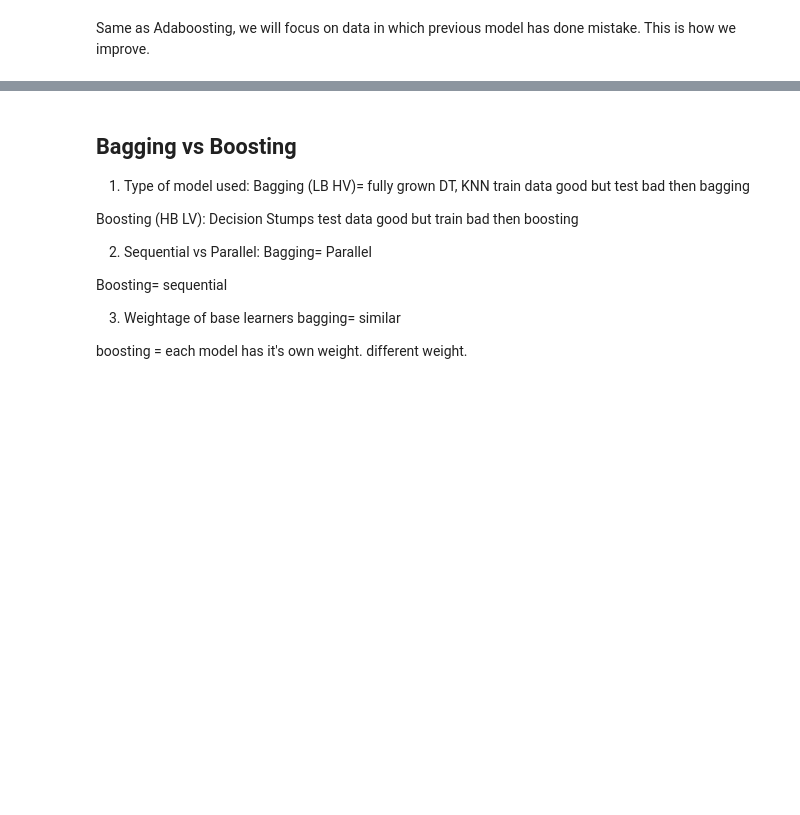
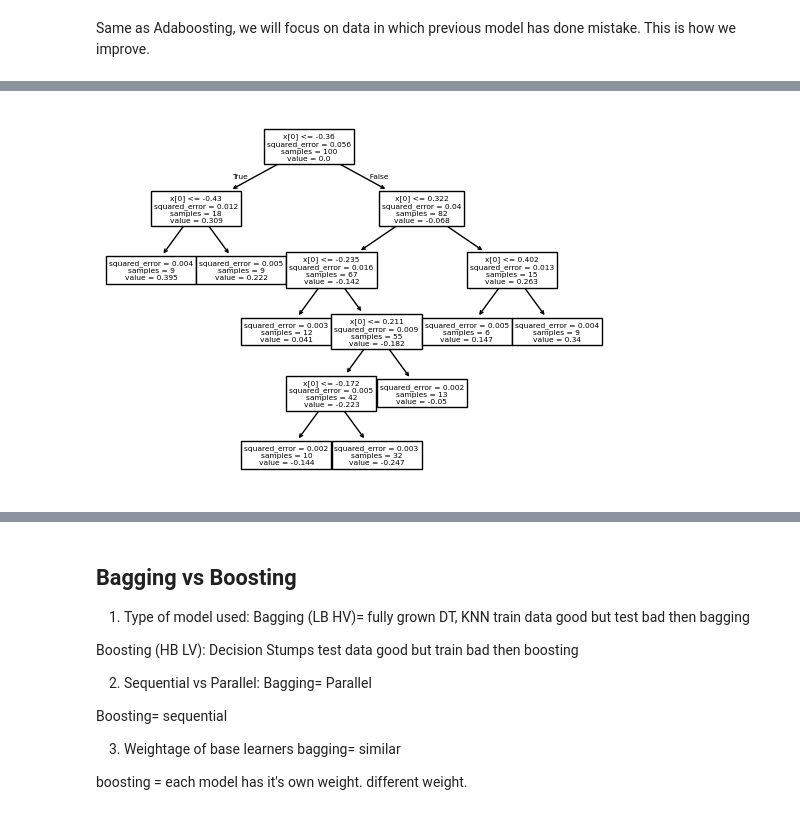
Before and after one commit to Avit-hodibu/Ensemble_learning, a Jupyter notebook: Ensemble_learning.ipynb, the cells around one changed output, grey strips where cells are left out. Cells and saved outputs as stored; diff of their text form; code cells hidden in the pictures; blank space fills up the shorter version.

```diff
--- a/Ensemble_learning.ipynb
+++ b/Ensemble_learning.ipynb
@@ -1365,0 +1433,12 @@ In first model, no matter what value you put it will give the output the average
+# %%
+#model 2
+from sklearn.tree import DecisionTreeRegressor
+
+tree1 = DecisionTreeRegressor(max_leaf_nodes=8)
+
+tree1.fit(df['X'].values.reshape(100,1),df['res1'].values)
+from sklearn.tree import plot_tree
+plot_tree(tree1)
+plt.show()
+# %% [output]
+[figure, added]
```
Also changed, not shown: parts of 12 cells of this notebook.
